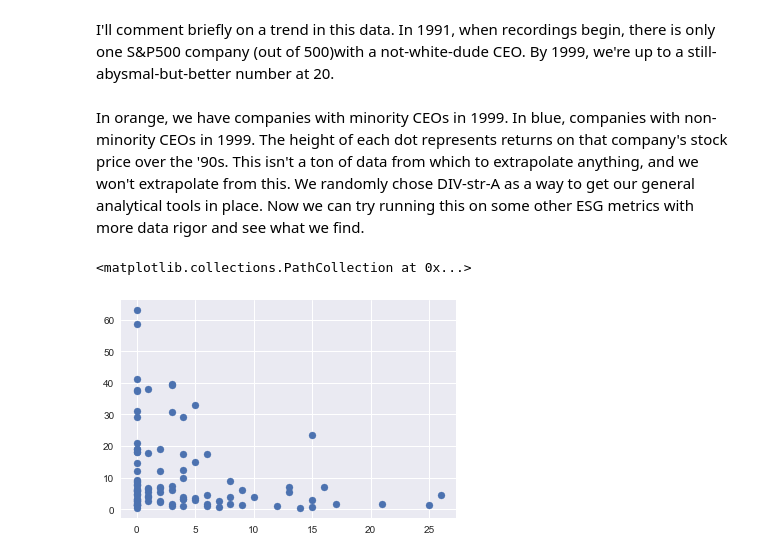
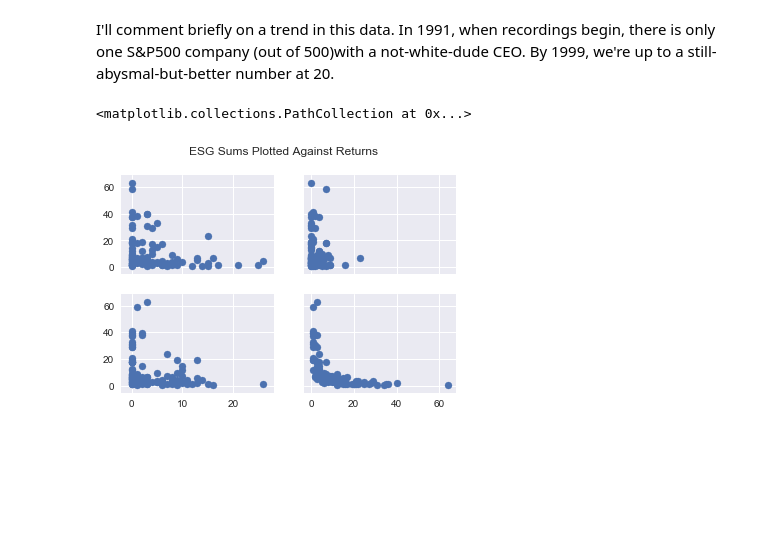
Before and after one commit to chelseatroy/fund_scale, a Jupyter notebook: data_explo/Exploring S&P Ethical Index Data.ipynb, the cells around one changed output. Cells and saved outputs as stored; diff of their text form; code cells hidden in the pictures; blank space fills up the shorter version.

Commit message:
Combine plots into one sibplot matrix

```diff
--- a/data_explo/Exploring S&P Ethical Index Data.ipynb
+++ b/data_explo/Exploring S&P Ethical Index Data.ipynb
@@ -239,2 +235,0 @@ import random
-# %% [markdown]
-In orange, we have companies with minority CEOs in 1999. In blue, companies with non-minority CEOs in 1999. The height of each dot represents returns on that company's stock price over the '90s. This isn't a ton of data from which to extrapolate anything, and we won't extrapolate from this. We randomly chose DIV-str-A as a way to get our general analytical tools in place. Now we can try running this on some other ESG metrics with more data rigor and see what we find.
@@ -243,10 +236,13 @@ In orange, we have companies with minority CEOs in 1999. In blue, companies with
 # %%
 import holoviews as hv
 import seaborn as sns
-# %%
-["EMP-str-sum", "EMP-con-sum", "ENV-str-sum", "ENV-con-sum"]
-
-plt.scatter(x=yes_end_date['EMP-str-sum'], y=yes_end_date['returns'])
-# %% [output]
-<matplotlib.collections.PathCollection at 0x...>
-[figure, removed]
+# %%
+f, ((ax1, ax2), (ax3, ax4)) = plt.subplots(2, 2, sharex='col', sharey='row')
+f.suptitle('ESG Sums Plotted Against Returns')
+ax1.scatter(x=yes_end_date['EMP-str-sum'], y=yes_end_date['returns'])
+ax2.scatter(x=yes_end_date['EMP-con-sum'], y=yes_end_date['returns'])
+ax3.scatter(x=yes_end_date['ENV-str-sum'], y=yes_end_date['returns'])
+ax4.scatter(x=yes_end_date['ENV-con-sum'], y=yes_end_date['returns'])
+# %% [output]
+<matplotlib.collections.PathCollection at 0x...>
+[figure, added]
```
Also changed, not shown: parts of 3 cells of this notebook.
